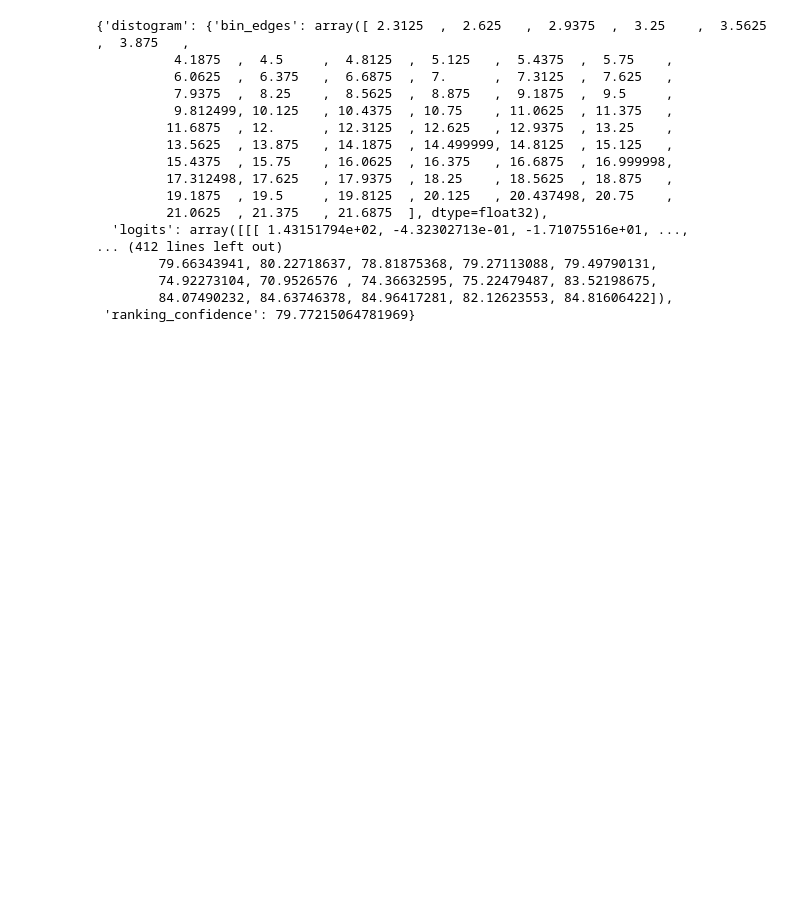
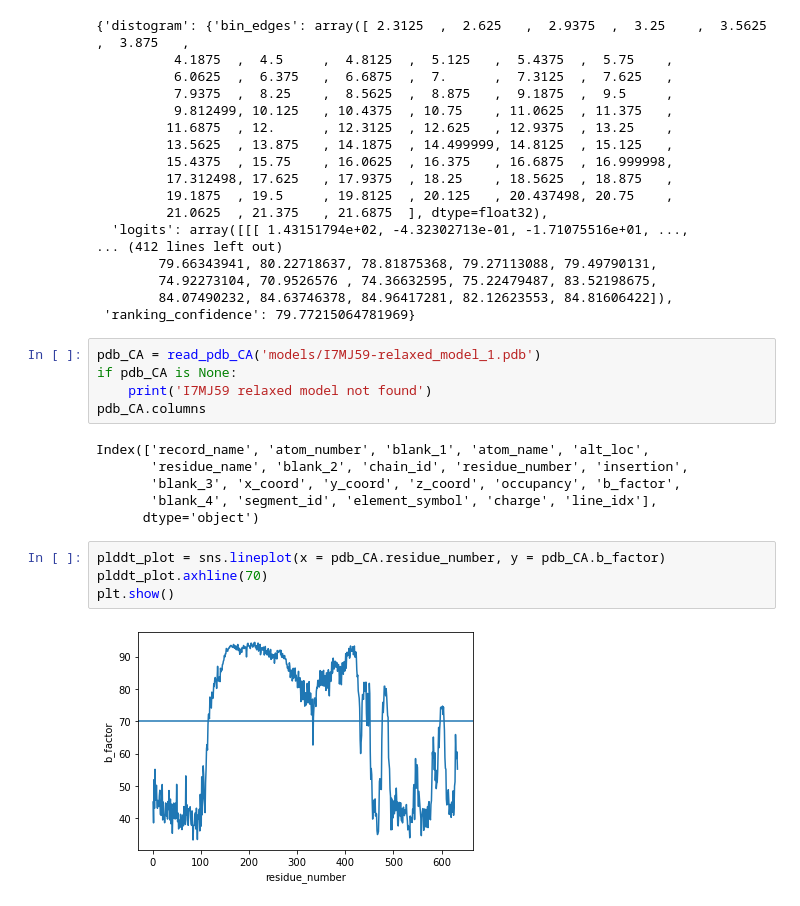
Before and after one commit to epenning/crosslinking, a Jupyter notebook: compare_crosslinks.ipynb, the cells around one changed output. Saved outputs shown, nothing was run; the diff lists cells and outputs as text; blank space fills up the shorter version.

```diff
--- a/compare_crosslinks.ipynb
+++ b/compare_crosslinks.ipynb
@@ -213,3 +216,20 @@ results
         74.92273104, 70.9526576 , 74.36632595, 75.22479487, 83.52198675,
         84.07490232, 84.63746378, 84.96417281, 82.12623553, 84.81606422]),
  'ranking_confidence': 79.77215064781969}
+# %%
+pdb_CA = read_pdb_CA('models/I7MJ59-relaxed_model_1.pdb')
+if pdb_CA is None:
+    print('I7MJ59 relaxed model not found')
+pdb_CA.columns
+# %% [output]
+Index(['record_name', 'atom_number', 'blank_1', 'atom_name', 'alt_loc',
+       'residue_name', 'blank_2', 'chain_id', 'residue_number', 'insertion',
+       'blank_3', 'x_coord', 'y_coord', 'z_coord', 'occupancy', 'b_factor',
+       'blank_4', 'segment_id', 'element_symbol', 'charge', 'line_idx'],
+      dtype='object')
+# %%
+plddt_plot = sns.lineplot(x = pdb_CA.residue_number, y = pdb_CA.b_factor)
+plddt_plot.axhline(70)
+plt.show()
+# %% [output]
+[figure, added]
```
Also changed, not shown: parts of 4 cells of this notebook, 1 other file.
